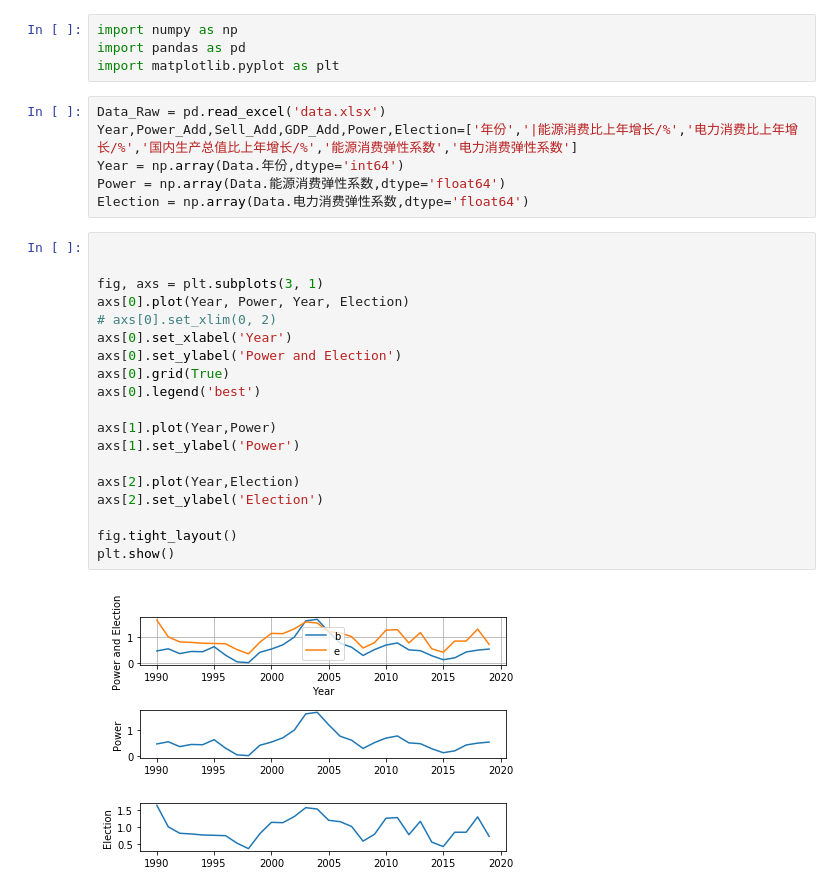
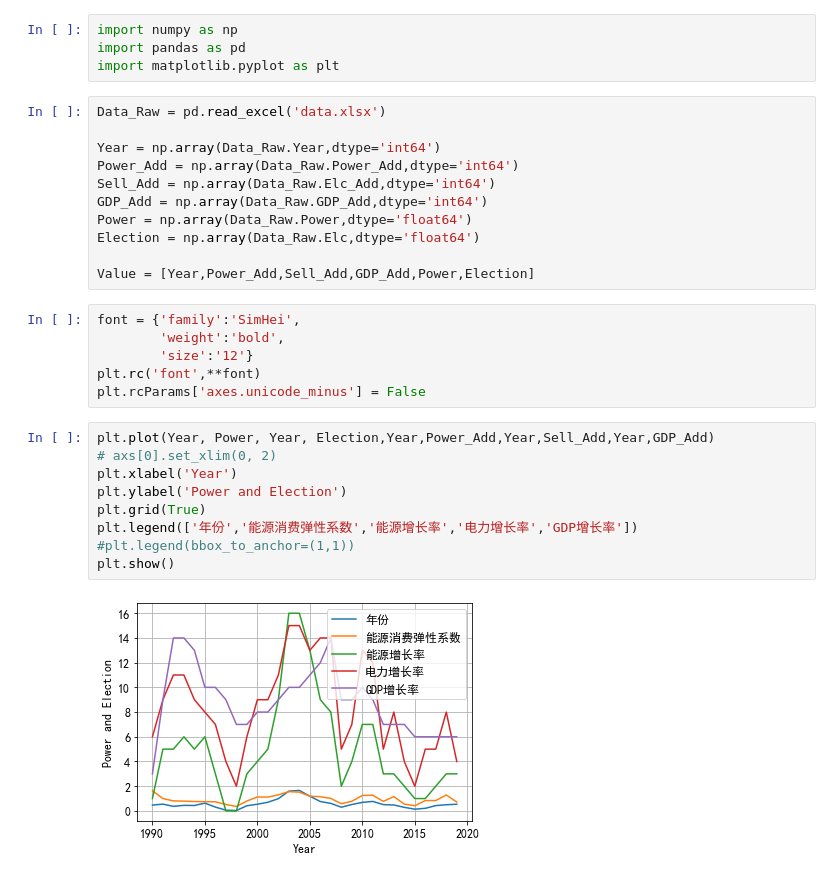
Before and after one commit to ExDragine/Cookie-Can, a Jupyter notebook: Data_Visualize/Matplotlib/6.1.ipynb, the cells around one changed output. Drawn from its saved outputs; the diff is of its cells as text.

```diff
--- a/Data_Visualize/Matplotlib/6.1.ipynb
+++ b/Data_Visualize/Matplotlib/6.1.ipynb
@@ -2,30 +2,31 @@
 import numpy as np
 import pandas as pd
 import matplotlib.pyplot as plt
-# %%
-Data_Raw = pd.read_excel('data.xlsx')
-Year,Power_Add,Sell_Add,GDP_Add,Power,Election=['年份','|能源消费比上年增长/%','电力消费比上年增长/%','国内生产总值比上年增长/%','能源消费弹性系数','电力消费弹性系数']
-Year = np.array(Data.年份,dtype='int64')
-Power = np.array(Data.能源消费弹性系数,dtype='float64')
-Election = np.array(Data.电力消费弹性系数,dtype='float64')
-# %%
-
-
-fig, axs = plt.subplots(3, 1)
-axs[0].plot(Year, Power, Year, Election)
-# axs[0].set_xlim(0, 2)
-axs[0].set_xlabel('Year')
-axs[0].set_ylabel('Power and Election')
-axs[0].grid(True)
-axs[0].legend('best')
-
-axs[1].plot(Year,Power)
-axs[1].set_ylabel('Power')
-
-axs[2].plot(Year,Election)
-axs[2].set_ylabel('Election')
-
-fig.tight_layout()
-plt.show()
-# %% [output]
-[figure, removed]
+# %%
+Data_Raw = pd.read_excel('data.xlsx')
+
+Year = np.array(Data_Raw.Year,dtype='int64')
+Power_Add = np.array(Data_Raw.Power_Add,dtype='int64')
+Sell_Add = np.array(Data_Raw.Elc_Add,dtype='int64')
+GDP_Add = np.array(Data_Raw.GDP_Add,dtype='int64')
+Power = np.array(Data_Raw.Power,dtype='float64')
+Election = np.array(Data_Raw.Elc,dtype='float64')
+
+Value = [Year,Power_Add,Sell_Add,GDP_Add,Power,Election]
+# %%
+font = {'family':'SimHei',
+        'weight':'bold',
+        'size':'12'}
+plt.rc('font',**font)
+plt.rcParams['axes.unicode_minus'] = False
+# %%
+plt.plot(Year, Power, Year, Election,Year,Power_Add,Year,Sell_Add,Year,GDP_Add)
+# axs[0].set_xlim(0, 2)
+plt.xlabel('Year')
+plt.ylabel('Power and Election')
+plt.grid(True)
+plt.legend(['年份','能源消费弹性系数','能源增长率','电力增长率','GDP增长率'])
+#plt.legend(bbox_to_anchor=(1,1))
+plt.show()
+# %% [output]
+[figure, added]
```
Also changed, not shown: parts of 1 cell of this notebook, 2 other files.
